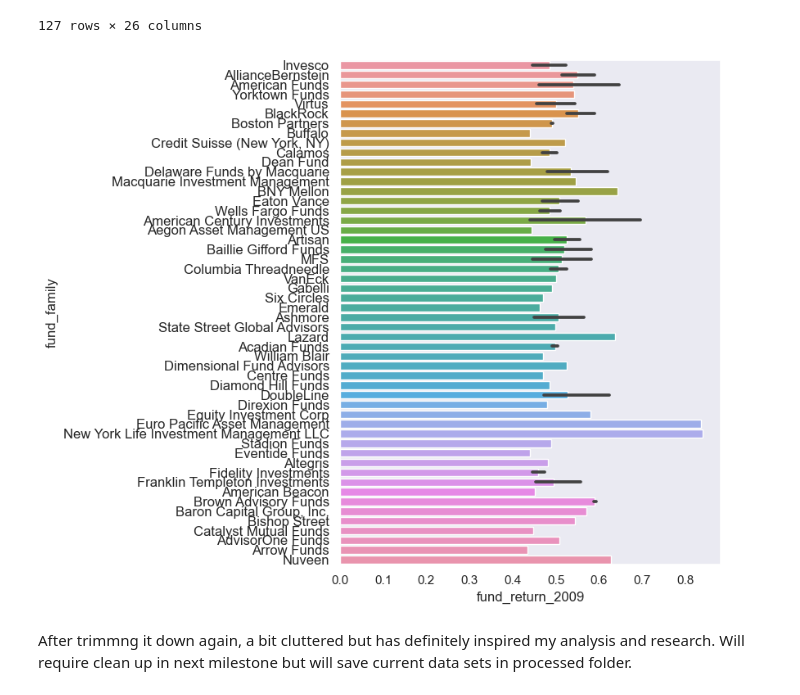
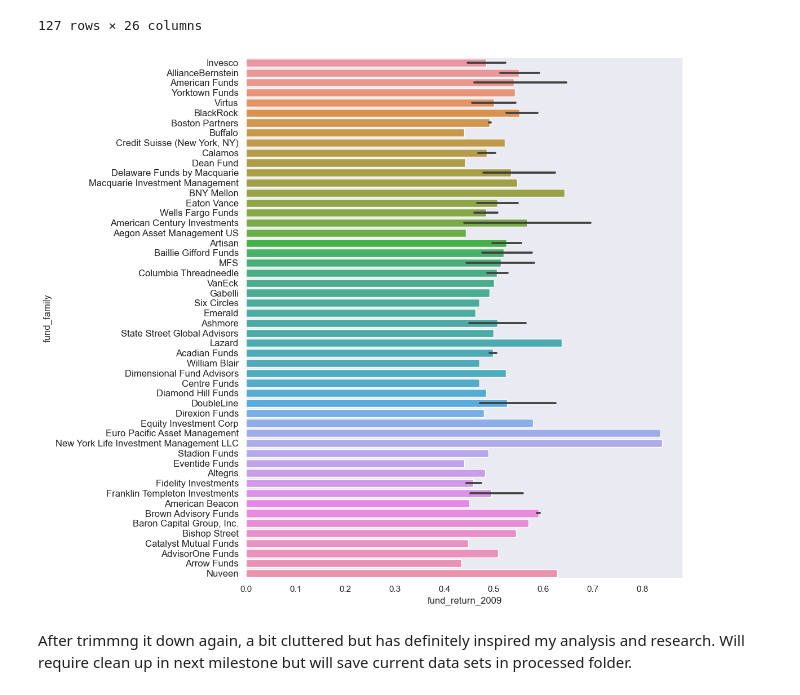
Before and after one commit to ubco-W2022T2-data301/project-group-group-57, a Jupyter notebook: analysis/analysis_Kojo_Clarke.ipynb, the cells around one changed output. Drawn from its saved outputs; the diff is of its cells as text; code cells hidden in the pictures.

```diff
--- a/analysis/analysis_Kojo_Clarke.ipynb
+++ b/analysis/analysis_Kojo_Clarke.ipynb
@@ -240,14 +240,14 @@ df1new
 # %%
 df1_bar = sns.barplot(data=df1new, x='fund_return_2009', y='fund_family', alpha=1)
 fig = plt.gcf()
-fig.set_size_inches(6, 8)
+fig.set_size_inches(10, 12)
 
 
 df1_bar.yaxis.set_tick_params(labelsize=12)
 
 plt.show()
 # %% [output]
-[figure, old version]
+[figure, new version]
 # %% [markdown]
 After trimmng it down again, a bit cluttered but has definitely inspired my analysis and research. Will require clean up in next milestone but will save current data sets in processed folder.
 # %%
```
Also changed, not shown: parts of 14 cells of this notebook.
